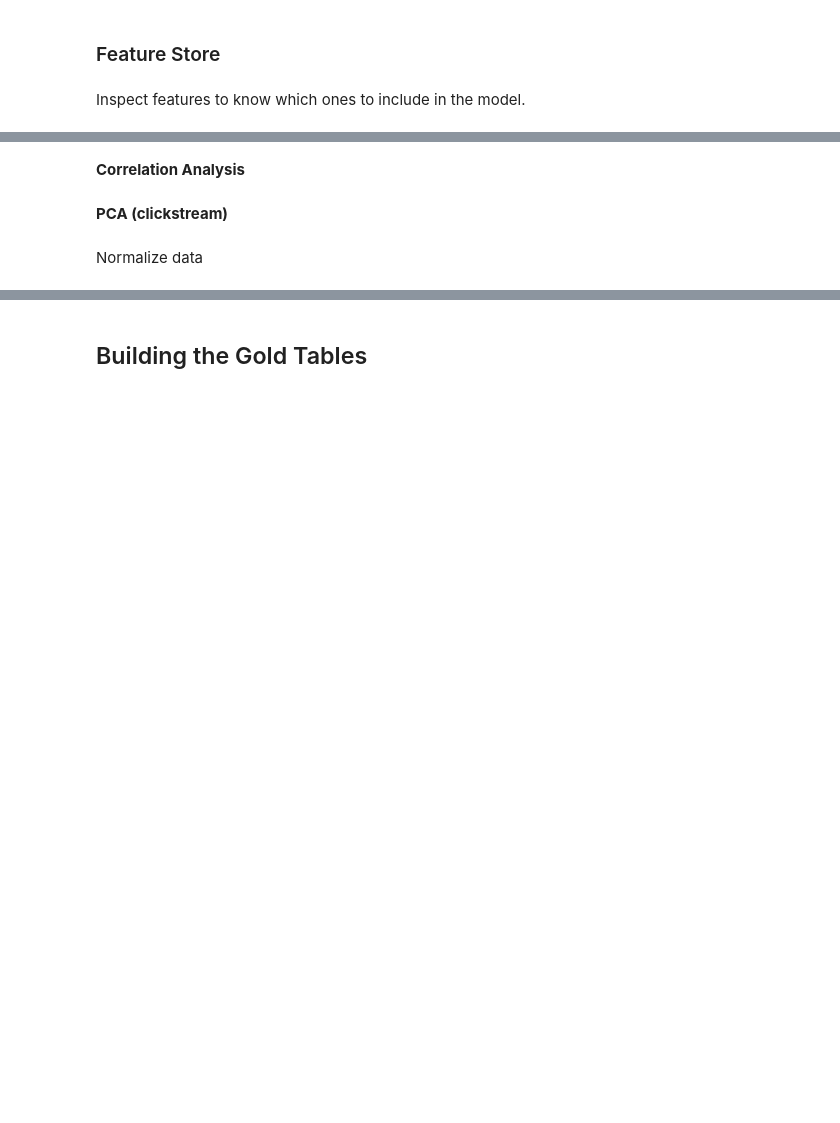
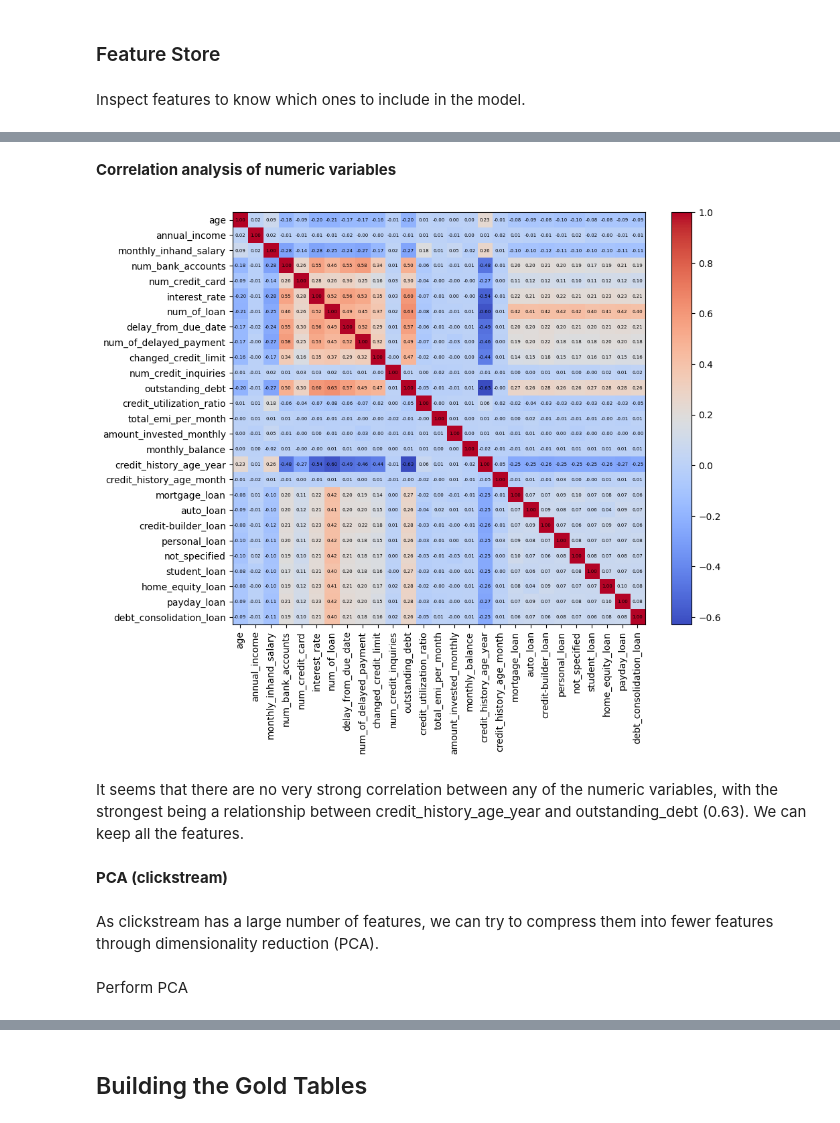
Before and after one commit to Jenpoer/creditkarma, a Jupyter notebook: eda.ipynb, the cells around one changed output, grey strips where cells are left out. Cells and saved outputs as stored; diff of their text form; code cells hidden in the pictures; blank space fills up the shorter version.

```diff
--- a/eda.ipynb
+++ b/eda.ipynb
@@ -762,0 +841,5 @@ Inspect features to know which ones to include in the model.
+# %%
+df_joined = df_attributes.join(df_financials, on=["customer_id", "snapshot_date"], how="inner")
+df_joined = df_joined.join(df_loan_type, on=["customer_id", "snapshot_date"], how="inner")
+df_joined = df_joined.drop("name", "ssn", "type_of_loan", "credit_history_age", "type_of_loan") # drop identifiers and duplicated columns
+df_joined = df_joined.join(df_label.select("customer_id"), on="customer_id", how="inner") # filter by user IDs that have labels
@@ -763,4 +859,30 @@ Inspect features to know which ones to include in the model.
 # %% [markdown]
-**Correlation Analysis**
+**Correlation analysis of numeric variables**
+# %%
+def show_correlation_map(corr_df, figsize=(10, 8)):
+    plt.figure(figsize=figsize)
+    plt.imshow(corr_df, cmap='coolwarm', interpolation='none')
+    plt.colorbar()
+    # Add labels
+    for i in range(len(corr_df.columns)):
+        for j in range(len(corr_df.index)):
+            plt.text(i, j, f'{corr_df.iloc[j, i]:.2f}', ha='center', va='center', color='black', fontsize=5)
+    plt.xticks(np.arange(len(corr_df.columns)), corr_df.columns, rotation=90)
+    plt.yticks(np.arange(len(corr_df.index)), corr_df.index)
+
+    plt.show()
+# %%
+# Extract numeric columns for computing correlation
+numeric_columns = [column for column in df_joined.columns if isinstance(df_joined.schema[column].dataType, NumericType)]
+df_corr = df_joined.select(*numeric_columns).toPandas().corr()
+
+# Show heatmap
+show_correlation_map(df_corr)
+# %% [output]
+[figure, added]
+# %% [markdown]
+It seems that there are no very strong correlation between any of the numeric variables, with the strongest being a relationship between credit_history_age_year and outstanding_debt (0.63). We can keep all the features.
 # %% [markdown]
 **PCA (clickstream)**
+# %% [markdown]
+As clickstream has a large number of features, we can try to compress them into fewer features through dimensionality reduction (PCA).
@@ -767,2 +895,2 @@ Inspect features to know which ones to include in the model.
 # %% [markdown]
-Normalize data
+Perform PCA
```
Also changed, not shown: parts of 25 cells of this notebook.
